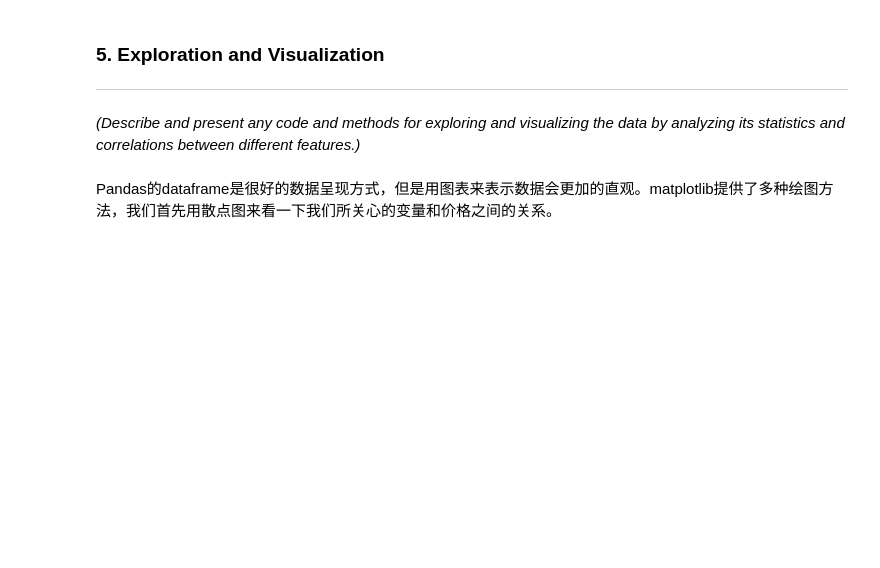
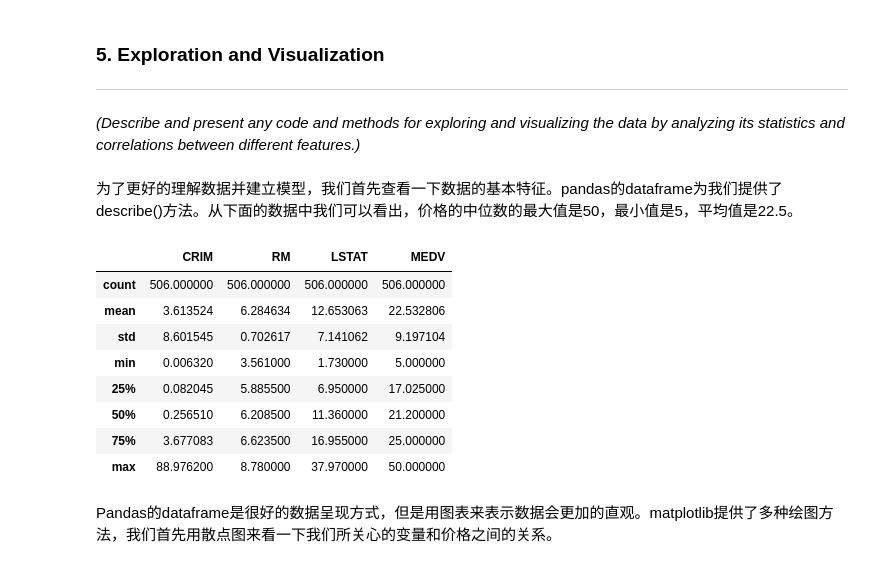
Before and after one commit to lzu215/dsp, a Jupyter notebook: Project_Report.ipynb, the cells around one changed output. Cells and saved outputs as stored; diff of their text form; code cells hidden in the pictures; blank space fills up the shorter version.

Commit message:
describe

```diff
--- a/Project_Report.ipynb
+++ b/Project_Report.ipynb
@@ -112,6 +112,20 @@ housing
 ### 5. Exploration and Visualization
 ---
 *(Describe and present any code and methods for exploring and visualizing the data by analyzing its statistics and correlations between different features.)*
+# %% [markdown]
+为了更好的理解数据并建立模型，我们首先查看一下数据的基本特征。pandas的dataframe为我们提供了describe()方法。从下面的数据中我们可以看出，价格的中位数的最大值是50，最小值是5，平均值是22.5。
+# %%
+housing.describe()
+# %% [output]
+|  | CRIM | RM | LSTAT | MEDV |
+| count | 506.000000 | 506.000000 | 506.000000 | 506.000000 |
+| mean | 3.613524 | 6.284634 | 12.653063 | 22.532806 |
+| std | 8.601545 | 0.702617 | 7.141062 | 9.197104 |
+| min | 0.006320 | 3.561000 | 1.730000 | 5.000000 |
+| 25% | 0.082045 | 5.885500 | 6.950000 | 17.025000 |
+| 50% | 0.256510 | 6.208500 | 11.360000 | 21.200000 |
+| 75% | 3.677083 | 6.623500 | 16.955000 | 25.000000 |
+| max | 88.976200 | 8.780000 | 37.970000 | 50.000000 |
 # %% [markdown]
 Pandas的dataframe是很好的数据呈现方式，但是用图表来表示数据会更加的直观。matplotlib提供了多种绘图方法，我们首先用散点图来看一下我们所关心的变量和价格之间的关系。
 # %%
```
Also changed, not shown: parts of 1 cell of this notebook.
